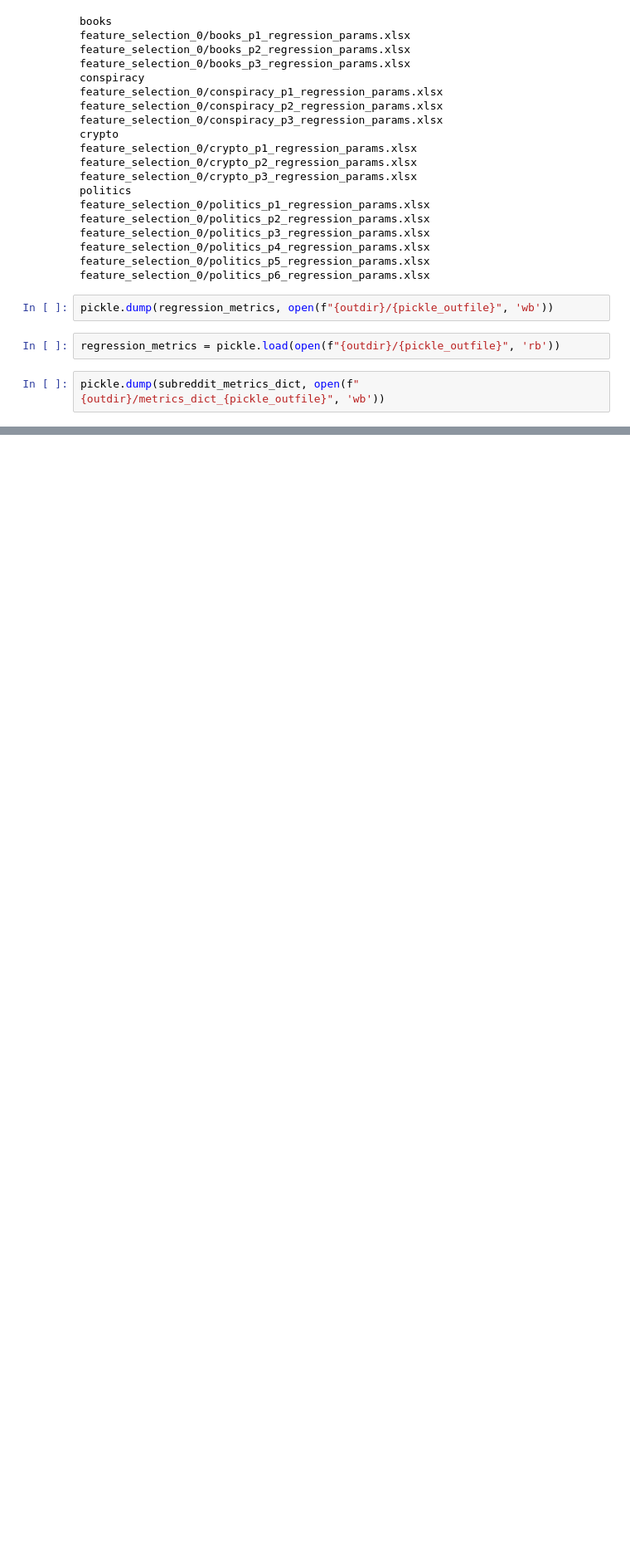
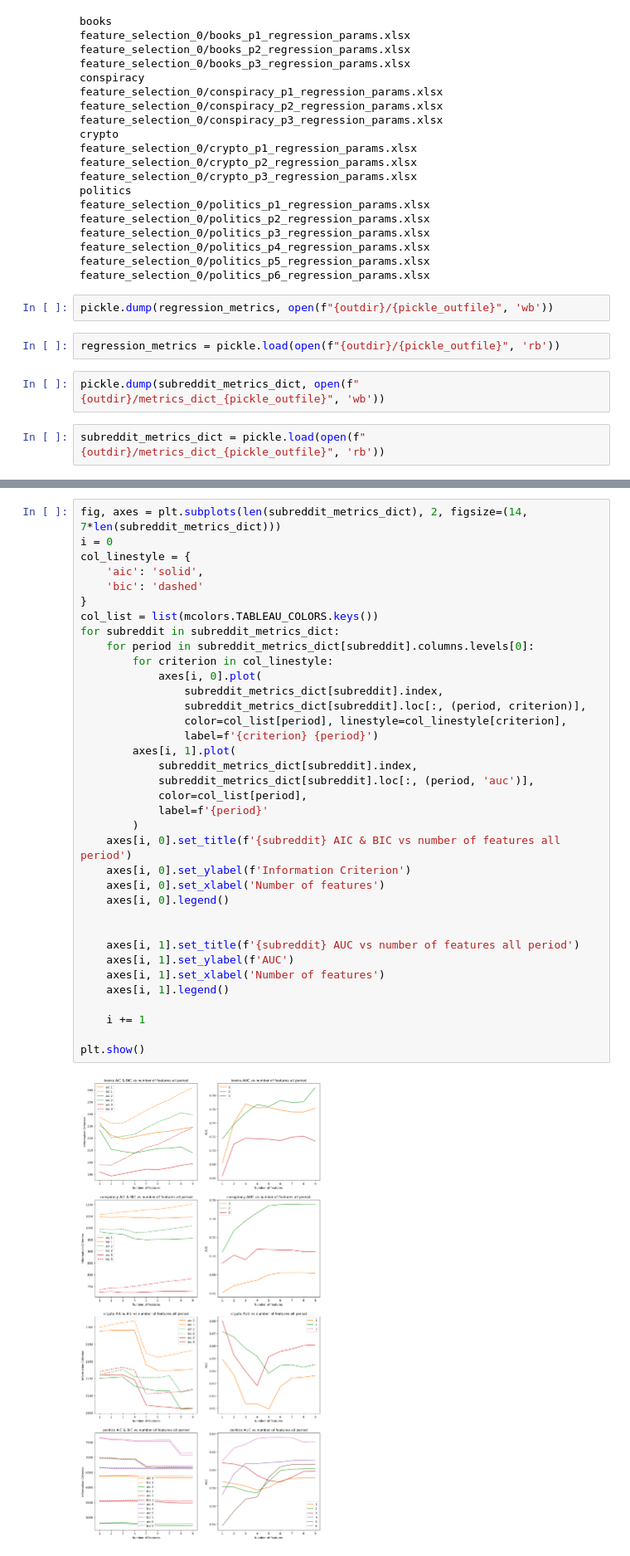
Before and after one commit to caralynch/reddit_analyses, a Jupyter notebook: 17_AIC_BIC.ipynb, the cells around one changed output, grey strips where cells are left out. Shown at 83% size. Saved outputs shown, nothing was run; the diff lists cells and outputs as text; blank space fills up the shorter version.

Commit message:
graphed AIC BIC

```diff
--- a/17_AIC_BIC.ipynb
+++ b/17_AIC_BIC.ipynb
@@ -358,3 +359,5 @@ pickle.dump(regression_metrics, open(f"{outdir}/{pickle_outfile}", 'wb'))
 regression_metrics = pickle.load(open(f"{outdir}/{pickle_outfile}", 'rb'))
 # %%
 pickle.dump(subreddit_metrics_dict, open(f"{outdir}/metrics_dict_{pickle_outfile}", 'wb'))
+# %%
+subreddit_metrics_dict = pickle.load(open(f"{outdir}/metrics_dict_{pickle_outfile}", 'rb'))
@@ -360,0 +368,38 @@ pickle.dump(subreddit_metrics_dict, open(f"{outdir}/metrics_dict_{pickle_outfile
+# %%
+fig, axes = plt.subplots(len(subreddit_metrics_dict), 2, figsize=(14, 7*len(subreddit_metrics_dict)))
+i = 0
+col_linestyle = {
+    'aic': 'solid',
+    'bic': 'dashed'
+}
+col_list = list(mcolors.TABLEAU_COLORS.keys())
+for subreddit in subreddit_metrics_dict:
+    for period in subreddit_metrics_dict[subreddit].columns.levels[0]:
+        for criterion in col_linestyle:
+            axes[i, 0].plot(
+                subreddit_metrics_dict[subreddit].index,
+                subreddit_metrics_dict[subreddit].loc[:, (period, criterion)],
+                color=col_list[period], linestyle=col_linestyle[criterion],
+                label=f'{criterion} {period}')
+        axes[i, 1].plot(
+            subreddit_metrics_dict[subreddit].index,
+            subreddit_metrics_dict[subreddit].loc[:, (period, 'auc')],
+            color=col_list[period],
+            label=f'{period}'
+        )
+    axes[i, 0].set_title(f'{subreddit} AIC & BIC vs number of features all period')
+    axes[i, 0].set_ylabel(f'Information Criterion')
+    axes[i, 0].set_xlabel('Number of features')
+    axes[i, 0].legend()
+
+
+    axes[i, 1].set_title(f'{subreddit} AUC vs number of features all period')
+    axes[i, 1].set_ylabel(f'AUC')
+    axes[i, 1].set_xlabel('Number of features')
+    axes[i, 1].legend()
+
+    i += 1
+
+plt.show()
+# %% [output]
+[figure, added]
```
Also changed, not shown: parts of 2 cells of this notebook.
